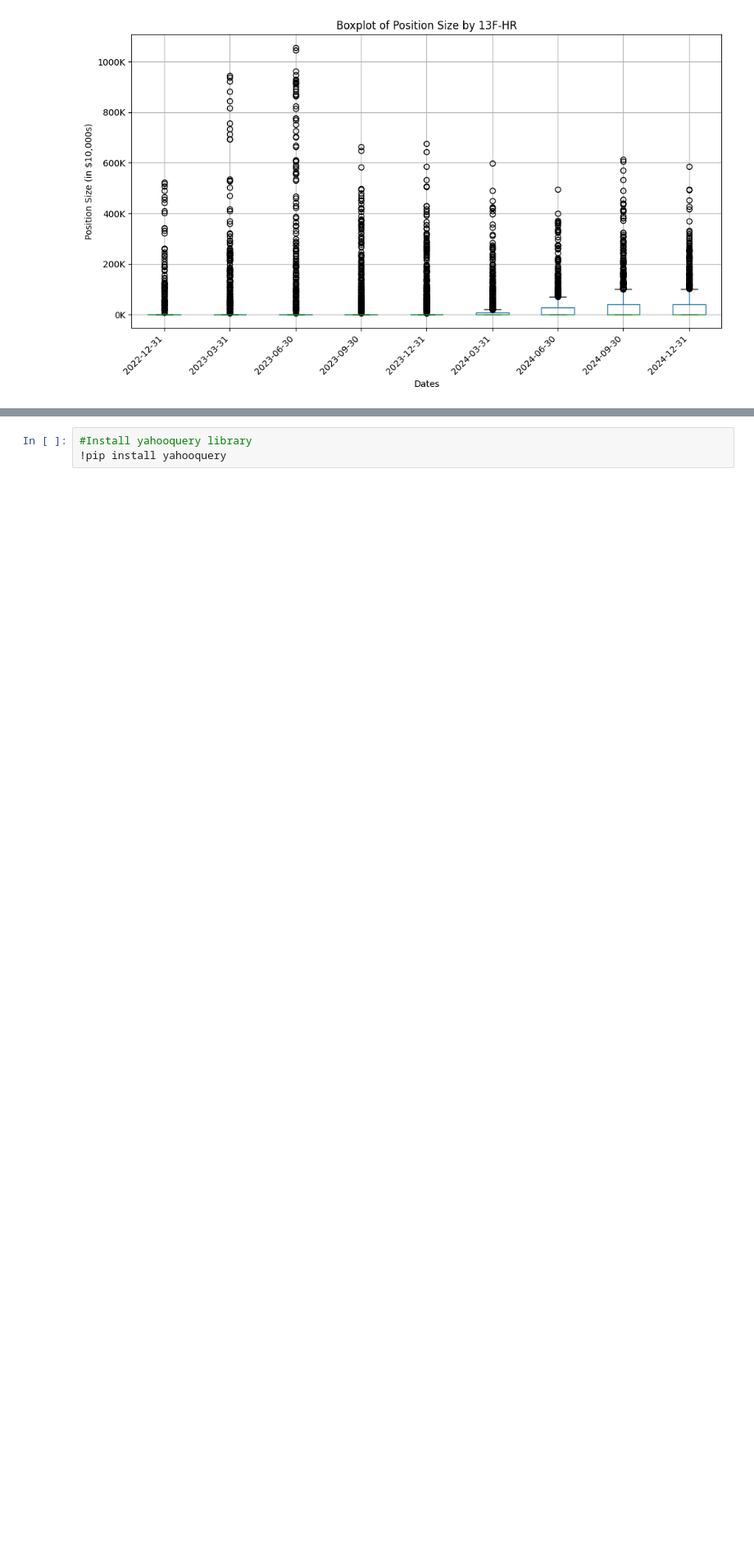
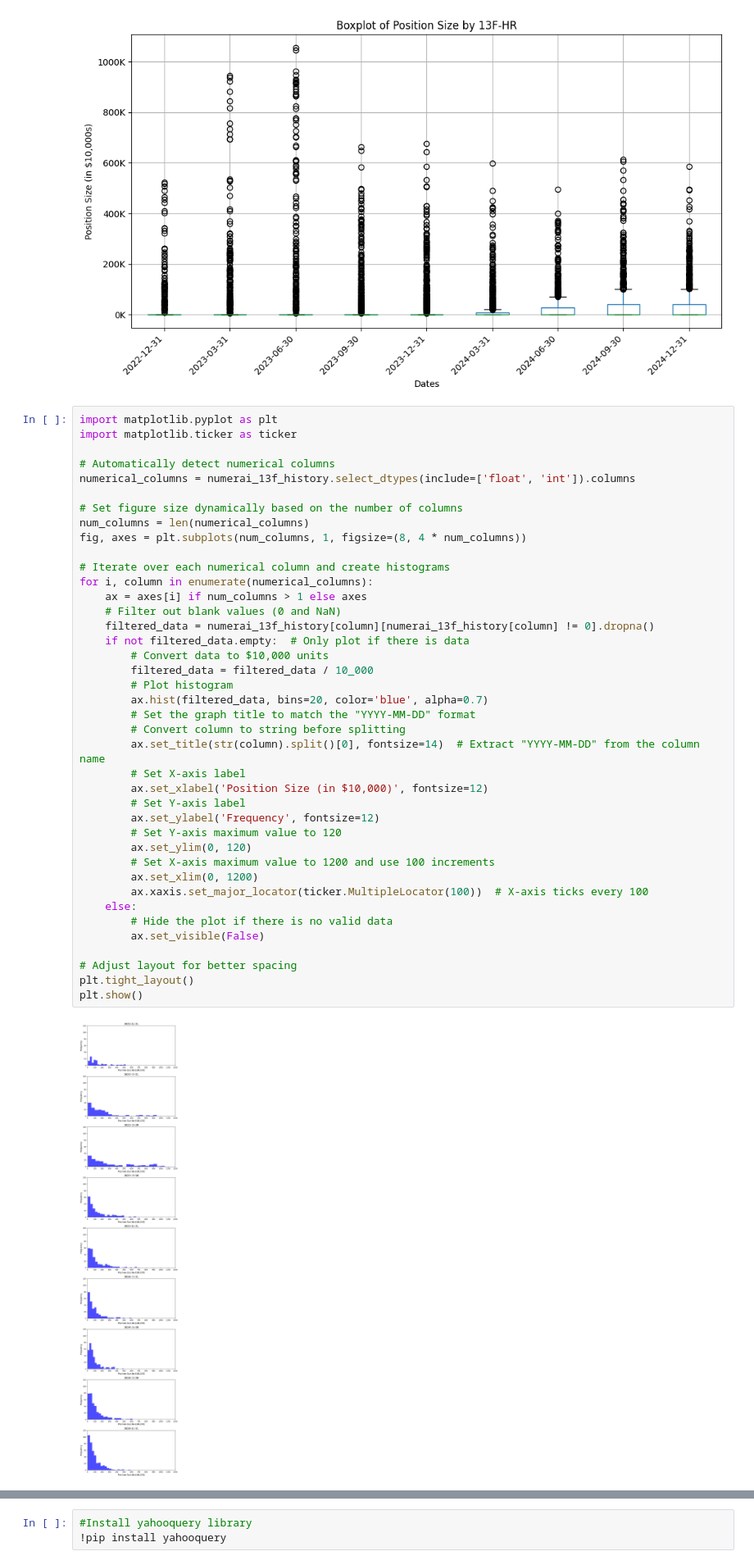
Before and after one commit to Kei-Sanada/Holdings-of-Numerai-GP-LLC, a Jupyter notebook: Analysis_Numerai_GP.ipynb, the cells around one changed output, grey strips where cells are left out. Shown at 82% size. Cells and saved outputs as stored; diff of their text form; blank space fills up the shorter version.

```diff
--- a/Analysis_Numerai_GP.ipynb
+++ b/Analysis_Numerai_GP.ipynb
@@ -161,6 +161,48 @@ plt.xlabel('Dates')
 plt.show()
 # %% [output]
 [figure]
+# %%
+import matplotlib.pyplot as plt
+import matplotlib.ticker as ticker
+
+# Automatically detect numerical columns
+numerical_columns = numerai_13f_history.select_dtypes(include=['float', 'int']).columns
+
+# Set figure size dynamically based on the number of columns
+num_columns = len(numerical_columns)
+fig, axes = plt.subplots(num_columns, 1, figsize=(8, 4 * num_columns))
+
+# Iterate over each numerical column and create histograms
+for i, column in enumerate(numerical_columns):
+    ax = axes[i] if num_columns > 1 else axes
+    # Filter out blank values (0 and NaN)
+    filtered_data = numerai_13f_history[column][numerai_13f_history[column] != 0].dropna()
+    if not filtered_data.empty:  # Only plot if there is data
+        # Convert data to $10,000 units
+        filtered_data = filtered_data / 10_000
+        # Plot histogram
+        ax.hist(filtered_data, bins=20, color='blue', alpha=0.7)
+        # Set the graph title to match the "YYYY-MM-DD" format
+        # Convert column to string before splitting
+        ax.set_title(str(column).split()[0], fontsize=14)  # Extract "YYYY-MM-DD" from the column name
+        # Set X-axis label
+        ax.set_xlabel('Position Size (in $10,000)', fontsize=12)
+        # Set Y-axis label
+        ax.set_ylabel('Frequency', fontsize=12)
+        # Set Y-axis maximum value to 120
+        ax.set_ylim(0, 120)
+        # Set X-axis maximum value to 1200 and use 100 increments
+        ax.set_xlim(0, 1200)
+        ax.xaxis.set_major_locator(ticker.MultipleLocator(100))  # X-axis ticks every 100
+    else:
+        # Hide the plot if there is no valid data
+        ax.set_visible(False)
+
+# Adjust layout for better spacing
+plt.tight_layout()
+plt.show()
+# %% [output]
+[figure, added]
 # %% [markdown]
 # Try adding a Ticker
 I couldn't find free solution to convert cusip to Ticker.\
```
